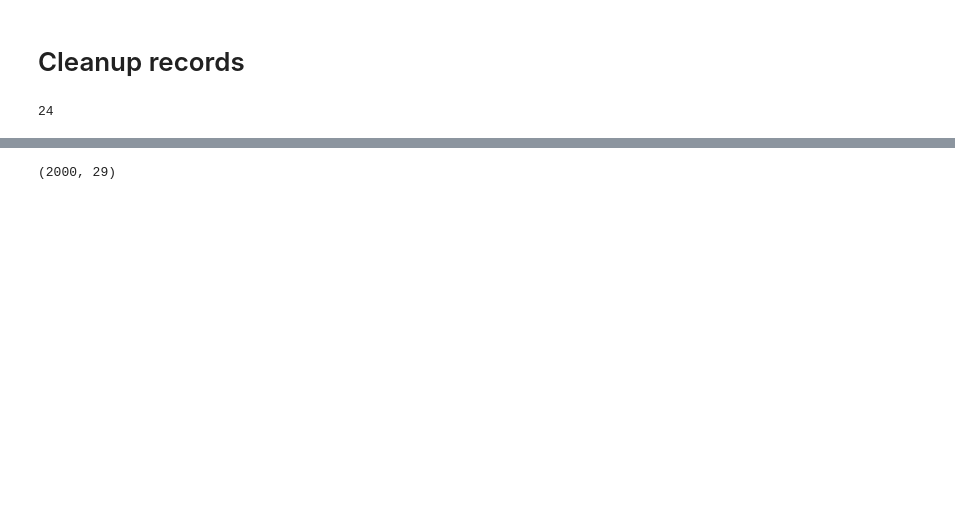
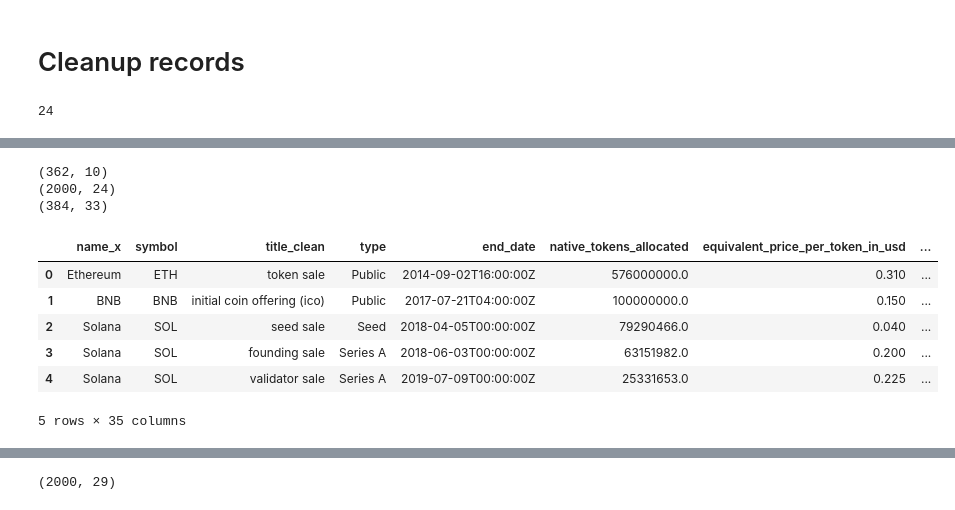
Before and after one commit to Friedrichz/crypto_tooling, a Jupyter notebook: track_vc_tokens.ipynb, the cells around one changed output, grey strips where cells are left out. Drawn from its saved outputs; the diff is of its cells as text; code cells hidden in the pictures; blank space fills up the shorter version.

```diff
--- a/track_vc_tokens.ipynb
+++ b/track_vc_tokens.ipynb
@@ -260,0 +354,24 @@ def get_fundraise_data(record, private_sales_rounds_titles_clean=private_sales_r
+# %%
+# Valuations at fundraising event vs current valuation (mcap, fdv)
+print(fdf.shape)
+print(df_mkt_data1.shape)
+
+fvals = fdf.merge(df_mkt_data1, how="left", left_on="symbol", right_on="symbol")
+print(fvals.shape)
+
+# Calc return / valuation delta since fundraise event
+fvals["fdv_at_raise"] = fvals.max_supply * fvals.equivalent_price_per_token_in_usd
+fvals["val_current_delta"] = fvals.fdv_current / fvals.fdv_at_raise -1
+
+fvals.head()
+# %% [output]
+(362, 10)
+(2000, 24)
+(384, 33)
+|  | name_x | symbol | title_clean | type | end_date | native_tokens_allocated | equivalent_price_per_token_in_usd | ... |
+| 0 | Ethereum | ETH | token sale | Public | 2014-09-02T16:00:00Z | 576000000.0 | 0.310 | ... |
+| 1 | BNB | BNB | initial coin offering (ico) | Public | 2017-07-21T04:00:00Z | 100000000.0 | 0.150 | ... |
+| 2 | Solana | SOL | seed sale | Seed | 2018-04-05T00:00:00Z | 79290466.0 | 0.040 | ... |
+| 3 | Solana | SOL | founding sale | Series A | 2018-06-03T00:00:00Z | 63151982.0 | 0.200 | ... |
+| 4 | Solana | SOL | validator sale | Series A | 2019-07-09T00:00:00Z | 25331653.0 | 0.225 | ... |
+5 rows × 35 columns
```
Also changed, not shown: parts of 18 cells of this notebook.
